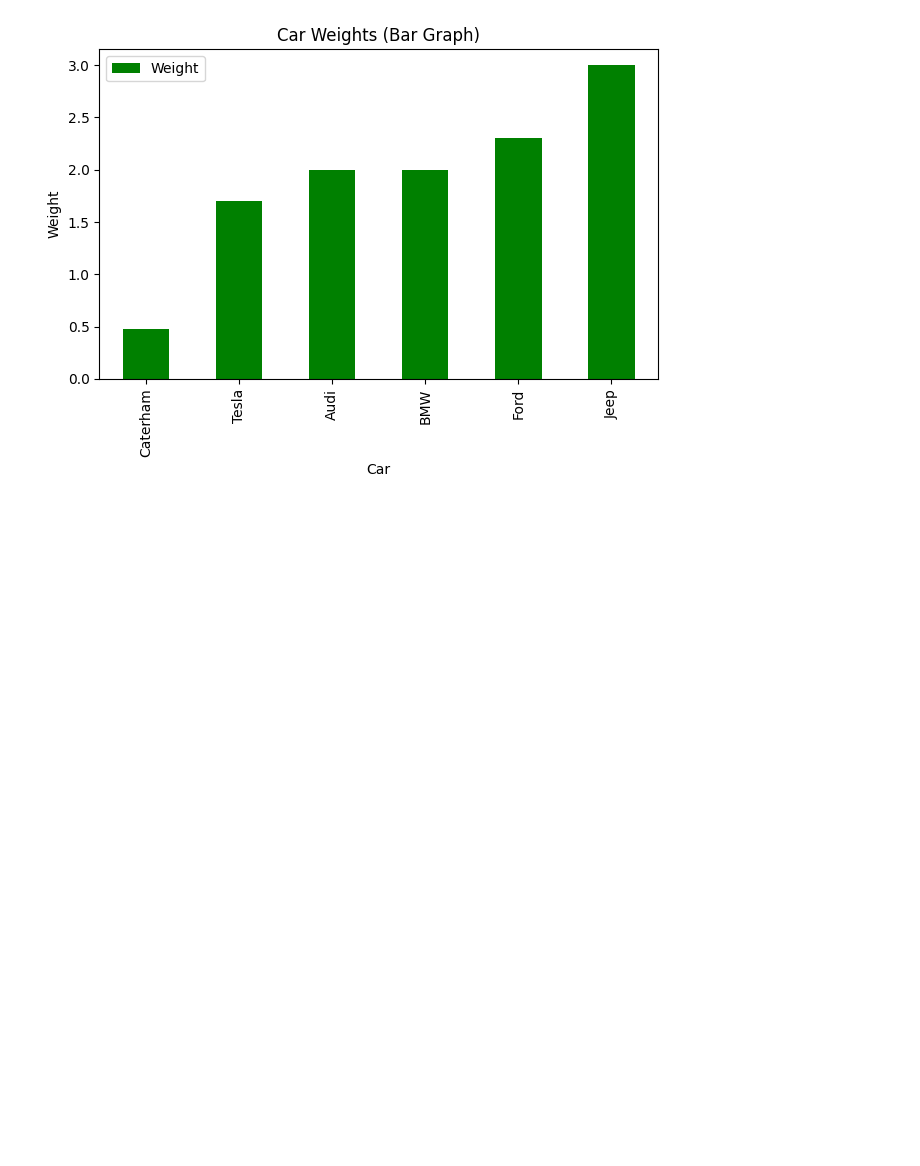
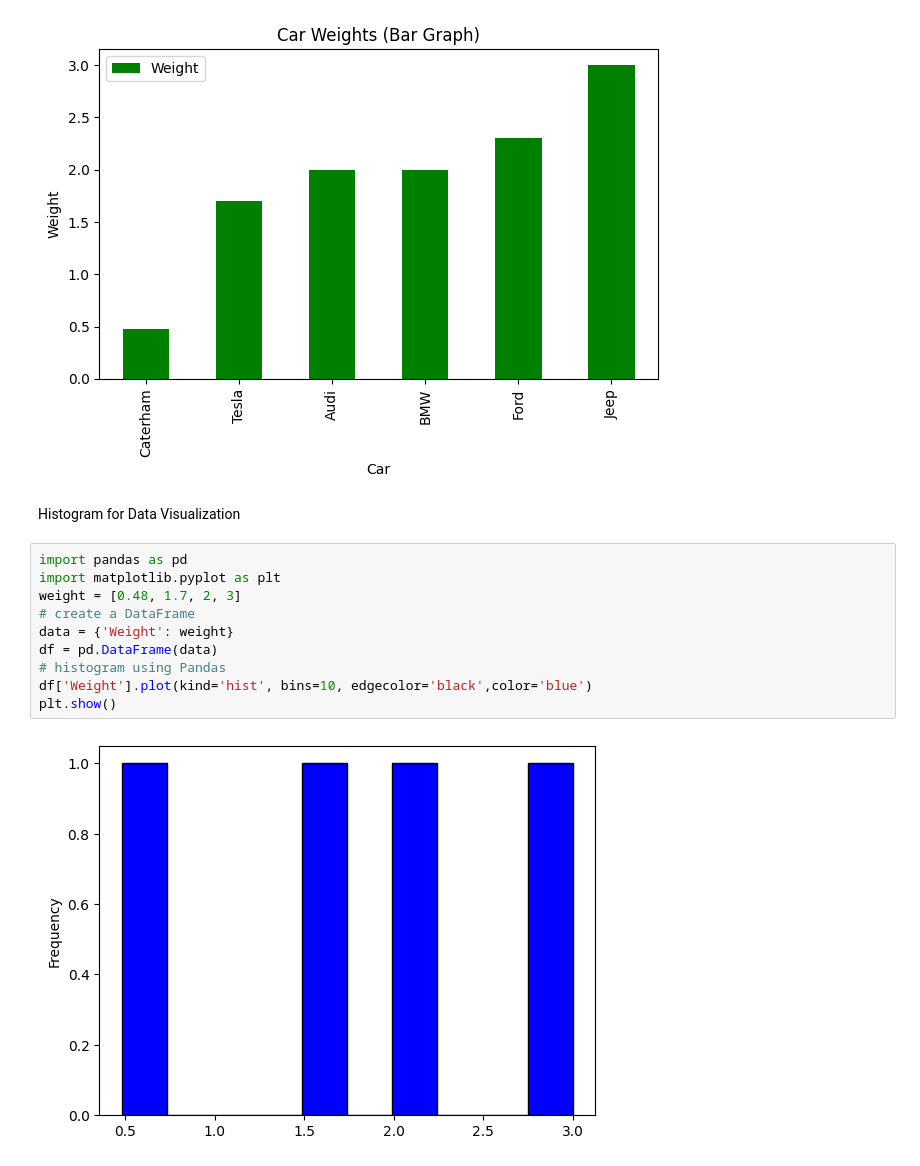
Before and after one commit to Imrkraghu/Rohit_AI_ML, a Jupyter notebook: Rohit_AI_ML/pandas/Data Visualization1/dvpractice.ipynb, the cells around one changed output. Saved outputs shown, nothing was run; the diff lists cells and outputs as text; blank space fills up the shorter version.

Commit message:
finished pandas plot.pdf

```diff
--- a/Rohit_AI_ML/pandas/Data Visualization1/dvpractice.ipynb
+++ b/Rohit_AI_ML/pandas/Data Visualization1/dvpractice.ipynb
@@ -138,3 +138,17 @@ plt.tight_layout()
 plt.show()
 # %% [output]
 [figure]
+# %% [markdown]
+Histogram for Data Visualization
+# %%
+import pandas as pd
+import matplotlib.pyplot as plt
+weight = [0.48, 1.7, 2, 3]
+# create a DataFrame
+data = {'Weight': weight}
+df = pd.DataFrame(data)
+# histogram using Pandas
+df['Weight'].plot(kind='hist', bins=10, edgecolor='black',color='blue')
+plt.show()
+# %% [output]
+[figure, added]
```
